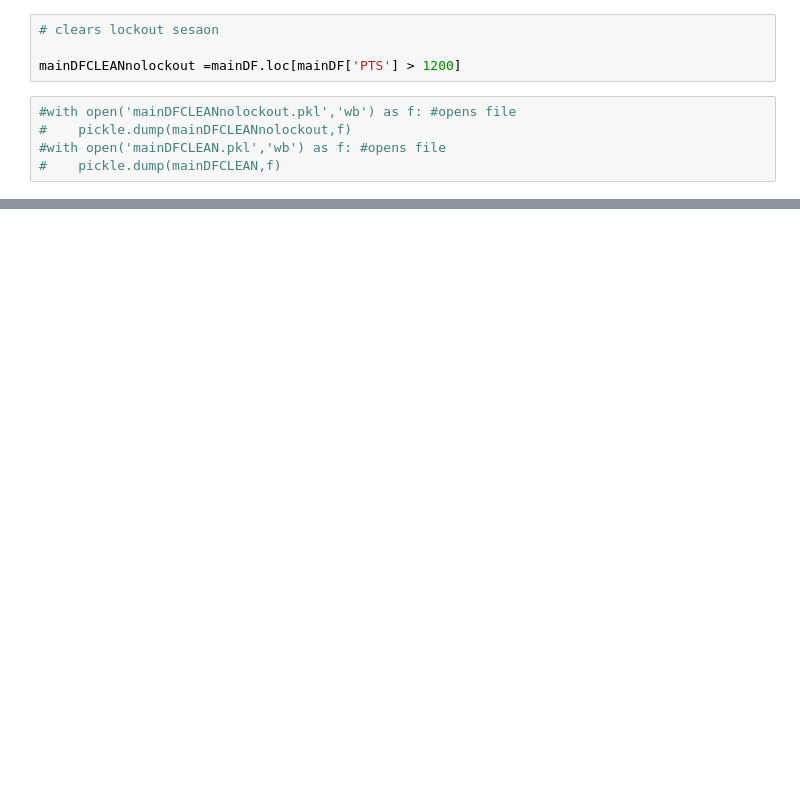
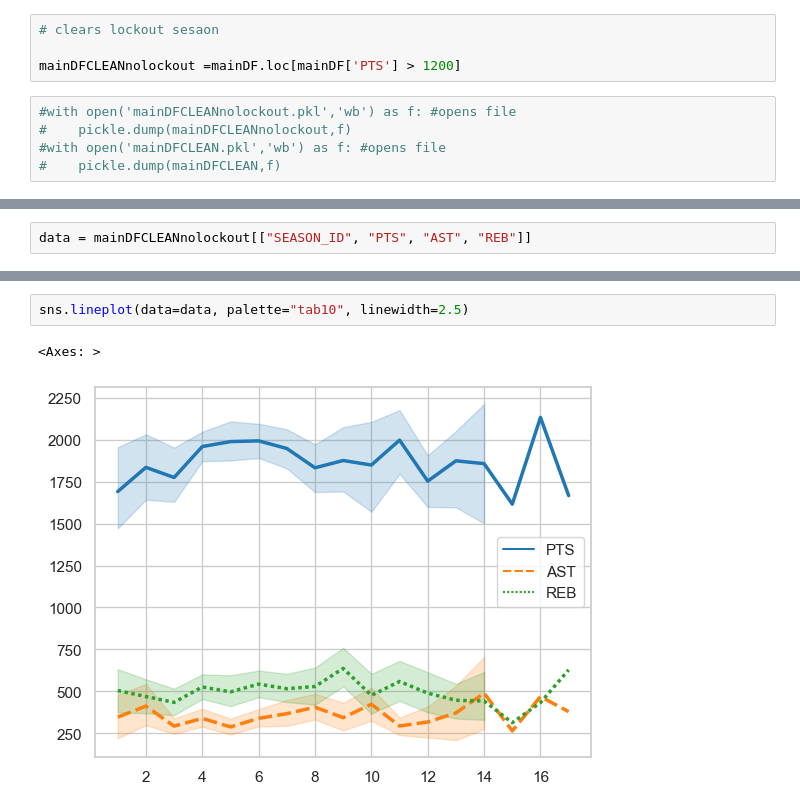
Before and after one commit to ColeSlattery/info24Project, a Jupyter notebook: visualizationsStart.ipynb, the cells around one changed output, grey strips where cells are left out. Cells and saved outputs as stored; diff of their text form; blank space fills up the shorter version.

```diff
--- a/visualizationsStart.ipynb
+++ b/visualizationsStart.ipynb
@@ -76,0 +99,2 @@ mainDFCLEANnolockout =mainDF.loc[mainDF['PTS'] > 1200]
+# %%
+data = mainDFCLEANnolockout[["SEASON_ID", "PTS", "AST", "REB"]]
@@ -76,0 +117,5 @@ mainDFCLEANnolockout =mainDF.loc[mainDF['PTS'] > 1200]
+# %%
+sns.lineplot(data=data, palette="tab10", linewidth=2.5)
+# %% [output]
+<Axes: >
+[figure, added]
```
Also changed, not shown: parts of 35 cells of this notebook, 7 other files.
